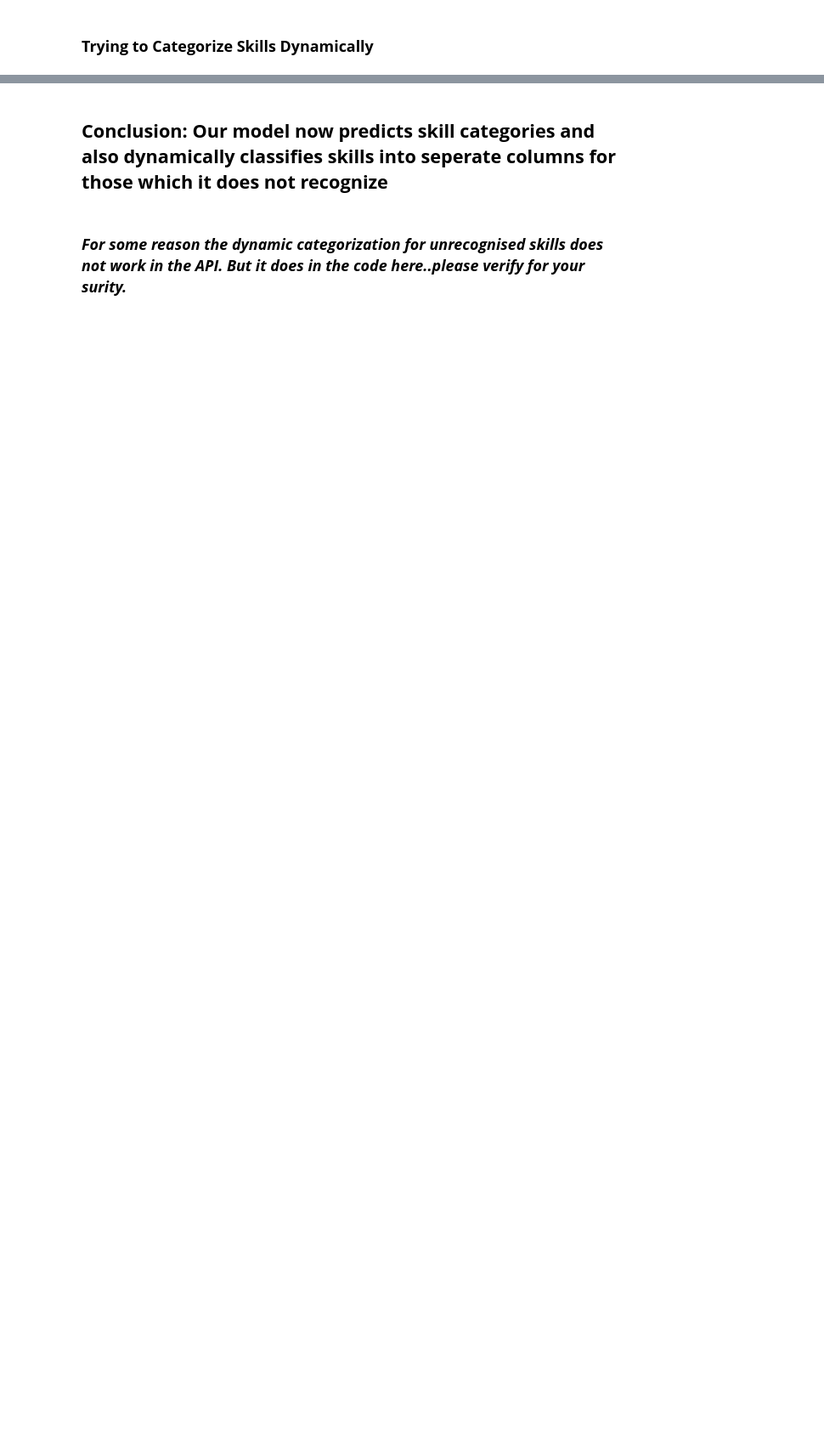
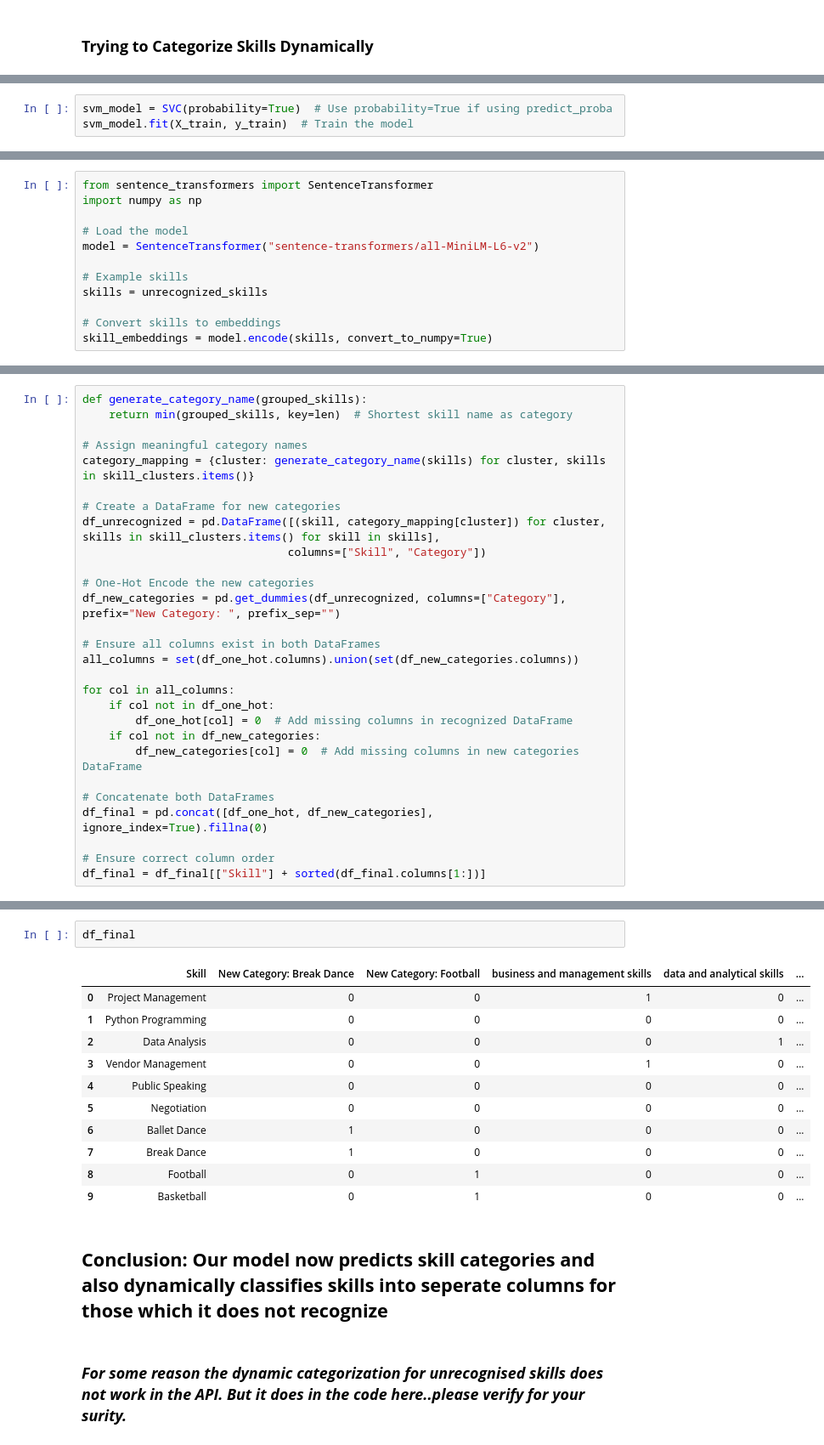
Before and after one commit to ac-26/skill-categorization, a Jupyter notebook: skill_categorization.ipynb, the cells around one changed output, grey strips where cells are left out. Shown at 85% size. Saved outputs shown, nothing was run; the diff lists cells and outputs as text; blank space fills up the shorter version.

Commit message:
Gen AI and use of LLMS's for new column generation complete!

```diff
--- a/skill_categorization.ipynb
+++ b/skill_categorization.ipynb
@@ -687,0 +679,3 @@ files.download("vectorizer.pkl")
+# %%
+svm_model = SVC(probability=True)  # Use probability=True if using predict_proba
+svm_model.fit(X_train, y_train)  # Train the model
@@ -687,0 +769,12 @@ files.download("vectorizer.pkl")
+# %%
+from sentence_transformers import SentenceTransformer
+import numpy as np
+
+# Load the model
+model = SentenceTransformer("sentence-transformers/all-MiniLM-L6-v2")
+
+# Example skills
+skills = unrecognized_skills
+
+# Convert skills to embeddings
+skill_embeddings = model.encode(skills, convert_to_numpy=True)
@@ -687,0 +801,28 @@ files.download("vectorizer.pkl")
+# %%
+def generate_category_name(grouped_skills):
+    return min(grouped_skills, key=len)  # Shortest skill name as category
+
+# Assign meaningful category names
+category_mapping = {cluster: generate_category_name(skills) for cluster, skills in skill_clusters.items()}
+
+# Create a DataFrame for new categories
+df_unrecognized = pd.DataFrame([(skill, category_mapping[cluster]) for cluster, skills in skill_clusters.items() for skill in skills],
+                               columns=["Skill", "Category"])
+
+# One-Hot Encode the new categories
+df_new_categories = pd.get_dummies(df_unrecognized, columns=["Category"], prefix="New Category: ", prefix_sep="")
+
+# Ensure all columns exist in both DataFrames
+all_columns = set(df_one_hot.columns).union(set(df_new_categories.columns))
+
+for col in all_columns:
+    if col not in df_one_hot:
+        df_one_hot[col] = 0  # Add missing columns in recognized DataFrame
+    if col not in df_new_categories:
+        df_new_categories[col] = 0  # Add missing columns in new categories DataFrame
+
+# Concatenate both DataFrames
+df_final = pd.concat([df_one_hot, df_new_categories], ignore_index=True).fillna(0)
+
+# Ensure correct column order
+df_final = df_final[["Skill"] + sorted(df_final.columns[1:])]
@@ -688,3 +849,17 @@ files.download("vectorizer.pkl")
+# %%
+df_final
+# %% [output]
+|  | Skill | New Category: Break Dance | New Category: Football | business and management skills | data and analytical skills | ... |
+| 0 | Project Management | 0 | 0 | 1 | 0 | ... |
+| 1 | Python Programming | 0 | 0 | 0 | 0 | ... |
+| 2 | Data Analysis | 0 | 0 | 0 | 1 | ... |
+| 3 | Vendor Management | 0 | 0 | 1 | 0 | ... |
+| 4 | Public Speaking | 0 | 0 | 0 | 0 | ... |
+| 5 | Negotiation | 0 | 0 | 0 | 0 | ... |
+| 6 | Ballet Dance | 1 | 0 | 0 | 0 | ... |
+| 7 | Break Dance | 1 | 0 | 0 | 0 | ... |
+| 8 | Football | 0 | 1 | 0 | 0 | ... |
+| 9 | Basketball | 0 | 1 | 0 | 0 | ... |
 # %% [markdown]
 ## **Conclusion: Our model now predicts skill categories and also dynamically classifies skills into seperate columns for those which it does not recognize**
 # %% [markdown]
```
Also changed, not shown: parts of 38 cells of this notebook.
